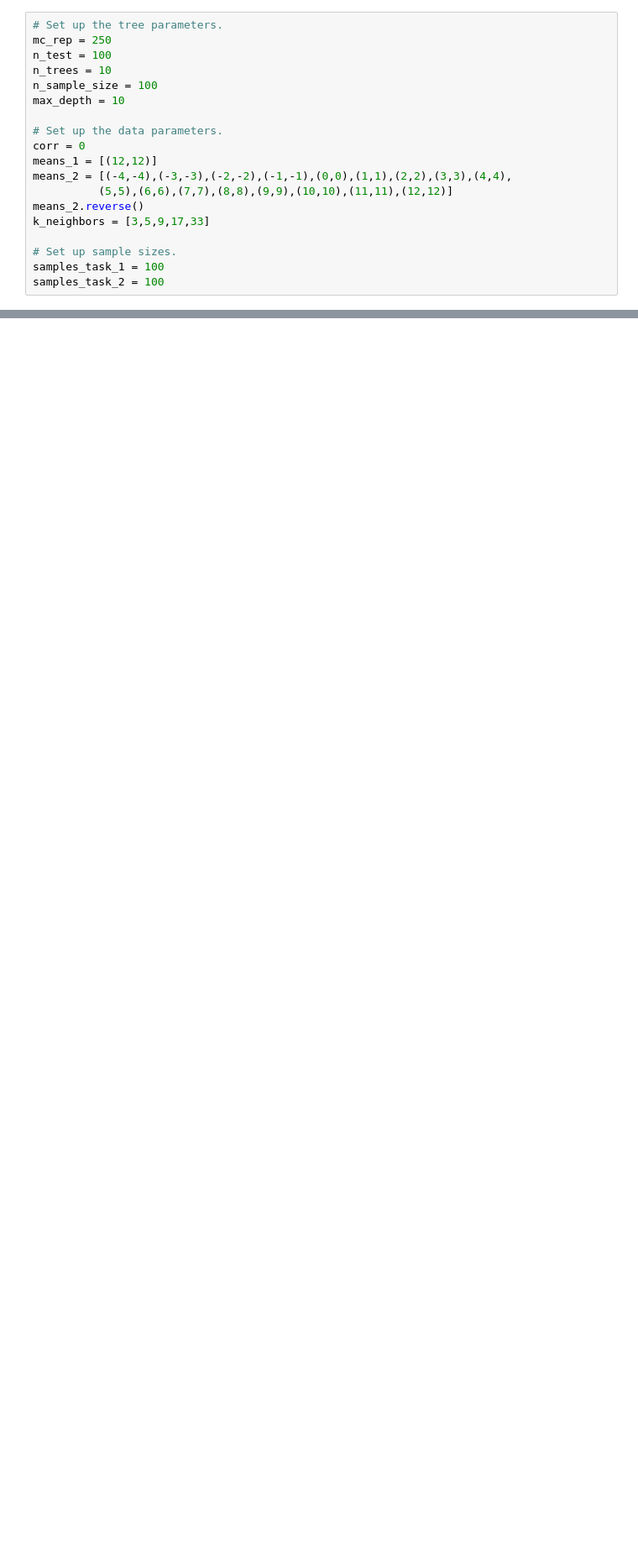
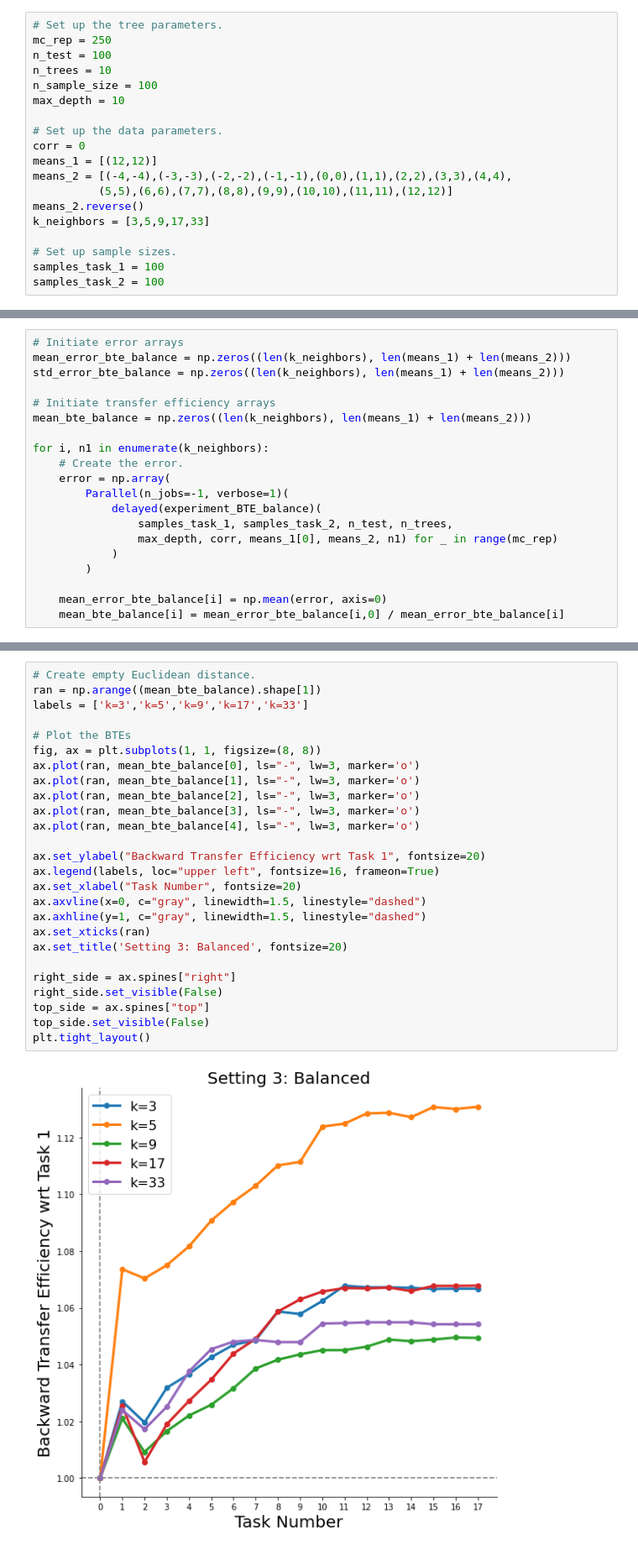
Before and after one commit to latasianguy/progressive-learning, a Jupyter notebook: benchmarks/parity_experiment/KNNClassificationDeciderExperiments/experiment-moving_adversarial_backwards_KNN.ipynb, the cells around one changed output, grey strips where cells are left out. Shown at 84% size. Drawn from its saved outputs; the diff is of its cells as text; blank space fills up the shorter version.

```diff
--- a/benchmarks/parity_experiment/KNNClassificationDeciderExperiments/experiment-moving_adversarial_backwards_KNN.ipynb
+++ b/benchmarks/parity_experiment/KNNClassificationDeciderExperiments/experiment-moving_adversarial_backwards_KNN.ipynb
@@ -195,0 +241,20 @@ plt.tight_layout()
+# %%
+# Initiate error arrays
+mean_error_bte_balance = np.zeros((len(k_neighbors), len(means_1) + len(means_2)))
+std_error_bte_balance = np.zeros((len(k_neighbors), len(means_1) + len(means_2)))
+
+# Initiate transfer efficiency arrays
+mean_bte_balance = np.zeros((len(k_neighbors), len(means_1) + len(means_2)))
+
+for i, n1 in enumerate(k_neighbors):
+    # Create the error.
+    error = np.array(
+        Parallel(n_jobs=-1, verbose=1)(
+            delayed(experiment_BTE_balance)(
+                samples_task_1, samples_task_2, n_test, n_trees,
+                max_depth, corr, means_1[0], means_2, n1) for _ in range(mc_rep)
+            )
+        )
+
+    mean_error_bte_balance[i] = np.mean(error, axis=0)
+    mean_bte_balance[i] = mean_error_bte_balance[i,0] / mean_error_bte_balance[i]
@@ -195,0 +282,28 @@ plt.tight_layout()
+# %%
+# Create empty Euclidean distance.
+ran = np.arange((mean_bte_balance).shape[1])
+labels = ['k=3','k=5','k=9','k=17','k=33']
+
+# Plot the BTEs
+fig, ax = plt.subplots(1, 1, figsize=(8, 8))
+ax.plot(ran, mean_bte_balance[0], ls="-", lw=3, marker='o')
+ax.plot(ran, mean_bte_balance[1], ls="-", lw=3, marker='o')
+ax.plot(ran, mean_bte_balance[2], ls="-", lw=3, marker='o')
+ax.plot(ran, mean_bte_balance[3], ls="-", lw=3, marker='o')
+ax.plot(ran, mean_bte_balance[4], ls="-", lw=3, marker='o')
+
+ax.set_ylabel("Backward Transfer Efficiency wrt Task 1", fontsize=20)
+ax.legend(labels, loc="upper left", fontsize=16, frameon=True)
+ax.set_xlabel("Task Number", fontsize=20)
+ax.axvline(x=0, c="gray", linewidth=1.5, linestyle="dashed")
+ax.axhline(y=1, c="gray", linewidth=1.5, linestyle="dashed")
+ax.set_xticks(ran)
+ax.set_title('Setting 3: Balanced', fontsize=20)
+
+right_side = ax.spines["right"]
+right_side.set_visible(False)
+top_side = ax.spines["top"]
+top_side.set_visible(False)
+plt.tight_layout()
+# %% [output]
+[figure, added]
```
Also changed, not shown: parts of 7 cells of this notebook, 1 other file.
